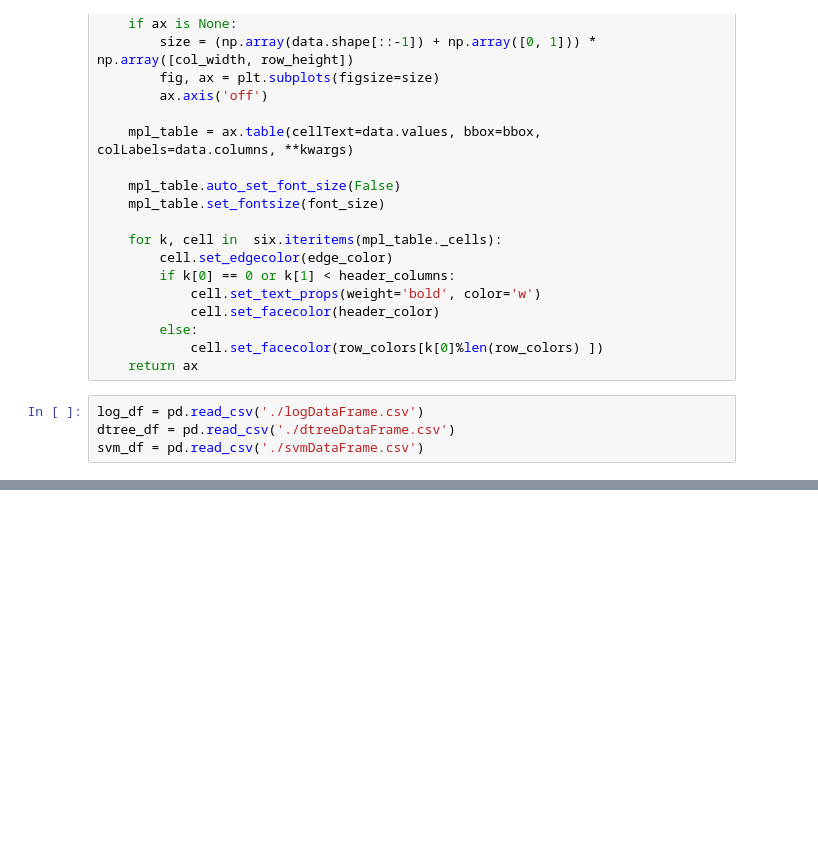
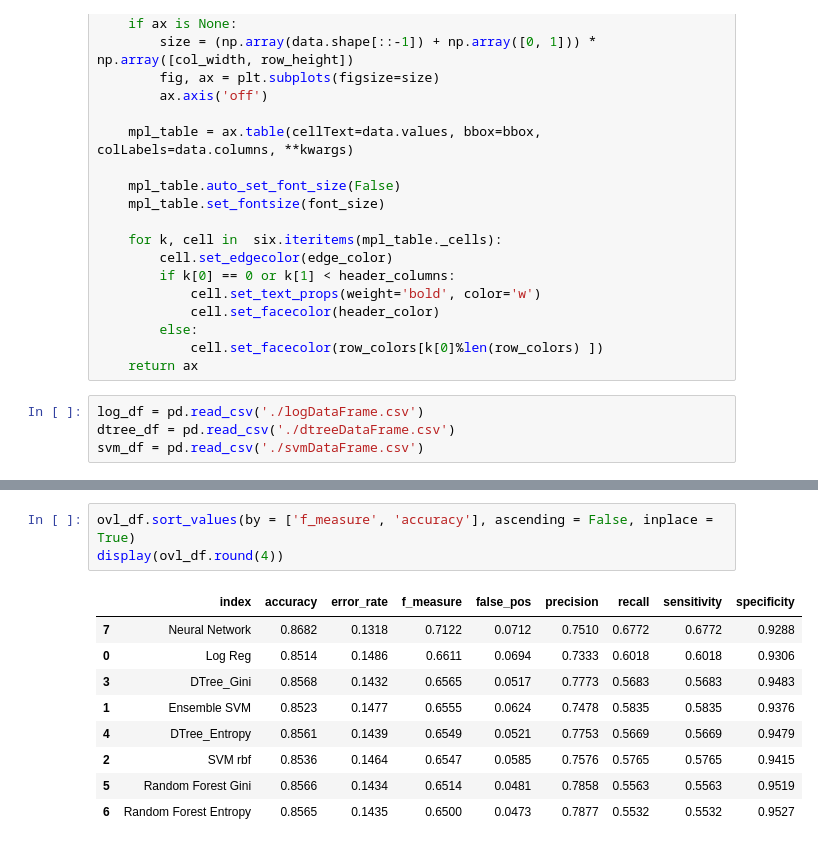
Before and after one commit to amcheng/adult-income-analysis, a Jupyter notebook: finalResult.ipynb, the cells around one changed output, grey strips where cells are left out. Drawn from its saved outputs; the diff is of its cells as text; blank space fills up the shorter version.

```diff
--- a/finalResult.ipynb
+++ b/finalResult.ipynb
@@ -132,0 +163,13 @@ display(ovl_df)
+# %%
+ovl_df.sort_values(by = ['f_measure', 'accuracy'], ascending = False, inplace = True)
+display(ovl_df.round(4))
+# %% [output]
+|  | index | accuracy | error_rate | f_measure | false_pos | precision | recall | sensitivity | specificity |
+| 7 | Neural Network | 0.8682 | 0.1318 | 0.7122 | 0.0712 | 0.7510 | 0.6772 | 0.6772 | 0.9288 |
+| 0 | Log Reg | 0.8514 | 0.1486 | 0.6611 | 0.0694 | 0.7333 | 0.6018 | 0.6018 | 0.9306 |
+| 3 | DTree_Gini | 0.8568 | 0.1432 | 0.6565 | 0.0517 | 0.7773 | 0.5683 | 0.5683 | 0.9483 |
+| 1 | Ensemble SVM | 0.8523 | 0.1477 | 0.6555 | 0.0624 | 0.7478 | 0.5835 | 0.5835 | 0.9376 |
+| 4 | DTree_Entropy | 0.8561 | 0.1439 | 0.6549 | 0.0521 | 0.7753 | 0.5669 | 0.5669 | 0.9479 |
+| 2 | SVM rbf | 0.8536 | 0.1464 | 0.6547 | 0.0585 | 0.7576 | 0.5765 | 0.5765 | 0.9415 |
+| 5 | Random Forest Gini | 0.8566 | 0.1434 | 0.6514 | 0.0481 | 0.7858 | 0.5563 | 0.5563 | 0.9519 |
+| 6 | Random Forest Entropy | 0.8565 | 0.1435 | 0.6500 | 0.0473 | 0.7877 | 0.5532 | 0.5532 | 0.9527 |
```
Also changed, not shown: parts of 3 cells of this notebook, 27 other files.
